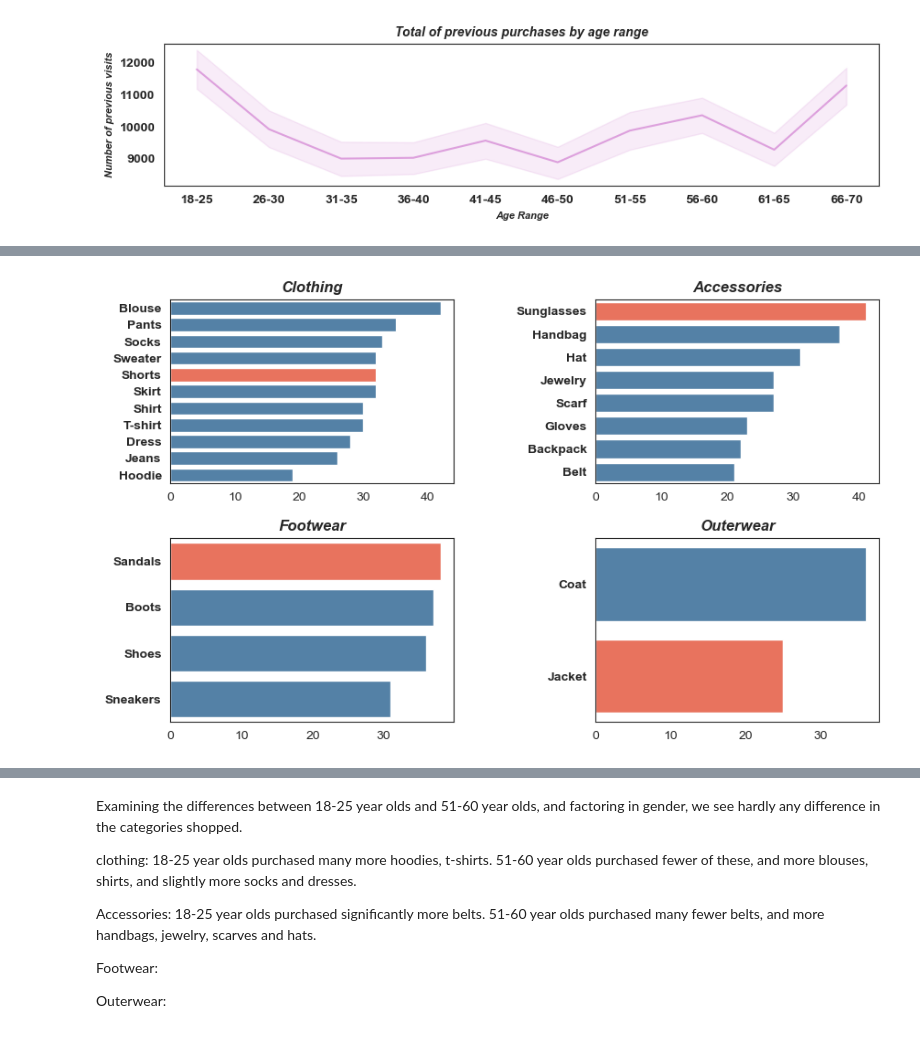
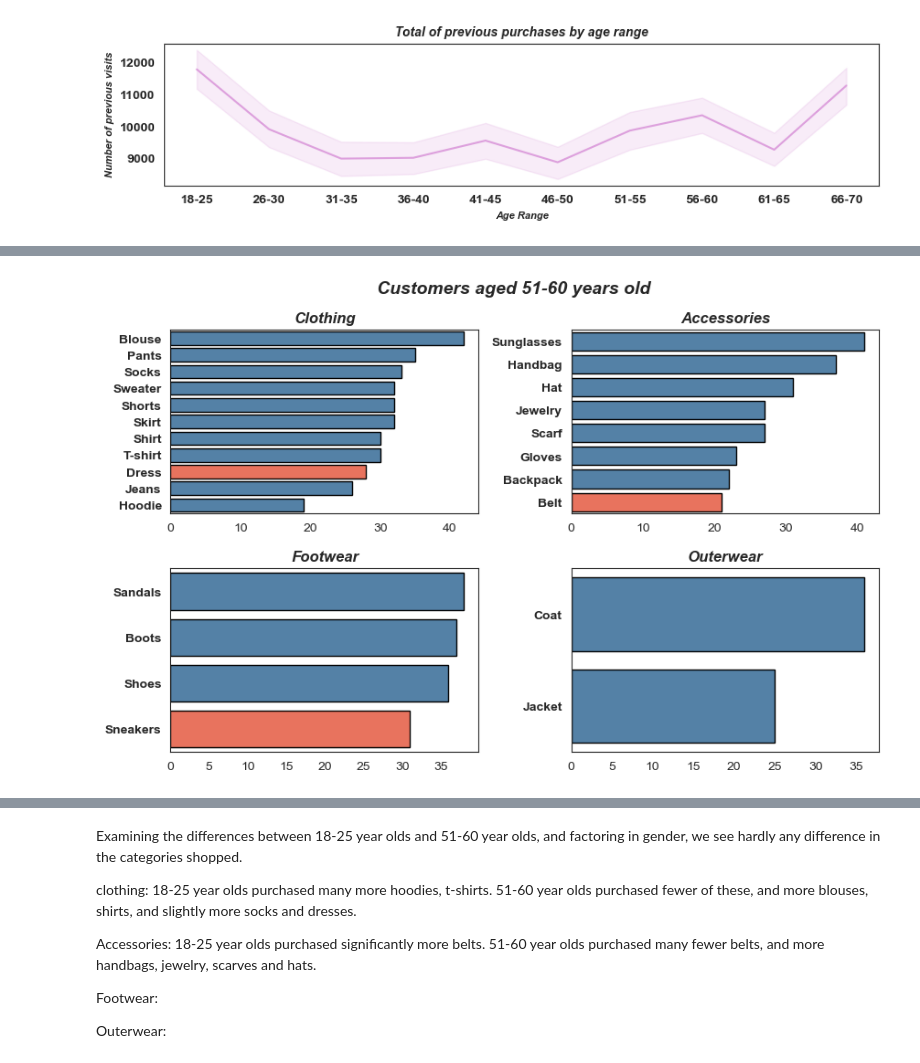
Before and after one commit to molly777yllom/DataDive3_DATA3500, a Jupyter notebook: shopping_trends.ipynb, the cells around one changed output, grey strips where cells are left out. Saved outputs shown, nothing was run; the diff lists cells and outputs as text; code cells hidden in the pictures.

```diff
--- a/shopping_trends.ipynb
+++ b/shopping_trends.ipynb
@@ -316,10 +324,11 @@ category_percentage.columns = ['Category', 'Percentage']
 f, ax = plt.subplots(figsize=(10, 2))  # set up plot and styles
 plt.subplots_adjust(hspace=0.3, wspace=0.5)
 sns.set_style('white')
-sns.barplot(x="Category", y="Percentage", data=category_percentage, color='springgreen', ax=ax)  # create the plot
-ax.set_title('Percentage of total purchases, by category', fontsize=14, weight='bold', style='italic', y=1)  # set overall plot title
-ax.set_xlabel('Category', weight='bold', style='italic', size=12)# set y label
-ax.set_ylabel('Percentage of Purchases', weight='bold', style='italic', size=12)  # set x label
+sns.barplot(x="Category", y="Percentage", data=category_percentage, color='springgreen', edgecolor='black', ax=ax)  # create the plot
+ax.set_title('Most-shopped categories', fontsize=12, weight='bold', style='italic', y=1)  # set overall plot title
+ax.set_xlabel('Category', weight='bold', style='italic', size=10)# set y label
+ax.set_ylabel('Percentage\nof all\npurchases', weight='bold', style='italic', size=10, rotation=0)  # customize the y-axis label
+ax.get_yaxis().set_label_coords(-0.11,0.30)  # Adjust y-axis label position
 ax.set_facecolor('slategray')  # set background color
 for label in ax.get_xticklabels(): label.set_weight('bold')  # customize x-axis tick labels
 for label in ax.get_yticklabels(): label.set_weight('bold')  # customize y-axis tick labels
@@ -338,10 +347,11 @@ item_percentage.columns = ['Item Purchased', 'Percentage']
 f, ax = plt.subplots(figsize=(12, 2))  # set up plot and styles
 plt.subplots_adjust(hspace=0.3, wspace=0.5)
 sns.set_style('white')
-sns.barplot(x="Item Purchased", y="Percentage", data=item_percentage, color='paleturquoise', ax=ax)  # set up the barplot
-ax.set_title('Number of purchases by item, as a percentage', fontsize=14, weight='bold', style='italic', y=1)  # set overall plot title
-ax.set_xlabel('Item Purchased', weight='bold', style='italic', size=12)  # set y label
-ax.set_ylabel('Percentage of Purchases', weight='bold', style='italic', size=12)  # set x label
+sns.barplot(x="Item Purchased", y="Percentage", data=item_percentage, color='springgreen', edgecolor='black', ax=ax)  # set up the barplot
+ax.set_title('Most-purchased items', fontsize=12, weight='bold', style='italic', y=1)  # set overall plot title
+ax.set_xlabel('Item Purchased', weight='bold', style='italic', size=10)  # set y label
+ax.set_ylabel('Percentage\nof all\npurchases', weight='bold', style='italic', size=10, rotation=0)  # customize the y-axis label
+ax.get_yaxis().set_label_coords(-0.09,0.30)  # Adjust y-axis label position
 ax.set_facecolor('slategray')  # set background color
 ax.set_xticklabels(ax.get_xticklabels(), rotation=45, weight='bold')  # customize the x-axis tick labels
 for label in ax.get_yticklabels(): label.set_weight('bold')  # make y-axis tick labels bold
@@ -494,7 +504,7 @@ sns.countplot(x="Category", data=youngest, color='powderblue', edgecolor='black'
 ax.set_title('Most-shopped categories for all customers aged 18-25 years old', fontsize=14, weight='bold', style='italic', y=1)  # set a title
 ax.set_xlabel('Category', weight='bold', style='italic', size=12)  # customize x-axis label
 ax.set_ylabel('Count', weight='bold', style='italic', size=12)  # customize y-axis label
-ax.set_facecolor('slategray')  # set a background color
+ax.set_facecolor('white')  # set a background color
 for label in ax.get_xticklabels(): label.set_weight('bold')  # customize x-axis tick labels
 for label in ax.get_yticklabels(): label.set_weight('bold')  # customize y-axis tick labels
 plt.show()  # show the plot
@@ -613,48 +622,44 @@ second_highest_range_accessories = second_highest_range.query("Category == 'Acce
 second_highest_range_footwear = second_highest_range.query("Category == 'Footwear'")
 second_highest_range_outerwear = second_highest_range.query("Category == 'Outerwear'")
 
-second_highest_range_clothing_order = second_highest_range_clothing['Item Purchased'].value_counts().index  # create order parameter for each category
-second_highest_range_accessories_order = second_highest_range_accessories['Item Purchased'].value_counts().index
-second_highest_range_footwear_order = second_highest_range_footwear['Item Purchased'].value_counts().index
-second_highest_range_outerwear_order = second_highest_range_outerwear['Item Purchased'].value_counts().index
-
 f, ax = plt.subplots(2, 2, figsize=(10, 6))  # set up figure and styles
-plt.subplots_adjust(hspace=0.3, wspace=0.5)
+plt.subplots_adjust(hspace=0.3, wspace=0.3)
 sns.set_style('white')
-sns.countplot(y="Item Purchased", data=second_highest_range_clothing, palette=second_highest_range_colors, order=second_highest_range_clothing_order, ax=ax[0,0])  # set up the countplot for clothing
+sns.countplot(y="Item Purchased", data=second_highest_range_clothing, palette=second_highest_range_colors, edgecolor='black', order=second_highest_range_clothing_items, ax=ax[0,0])  # set up the countplot for clothing
 ax[0,0].set_title('Clothing', fontsize=12, weight='bold', style='italic', y=1)  # set up the clothing plot's title
 ax[0,0].set_xlabel('', weight='bold', style='italic', size=12)  # customize the clothing plot's x-axis label
 ax[0,0].set_ylabel('', weight='bold', style='italic', size=12)  # customize the clothing plot's y-axis label
 ax[0,0].set_facecolor('white')  # clothing plot's background color
 #for label in ax[0,0].get_xticklabels(): label.set_weight('bold')  # set up the clothing plot's x-axis tick labels
 for label in ax[0,0].get_yticklabels(): label.set_weight('bold')  # set up the clothing plot's y-axis tick labels
 
-sns.countplot(y="Item Purchased", data=second_highest_range_accessories, palette=second_highest_range_colors_accessories, order=second_highest_range_accessories_order, ax=ax[0,1])  # set up the countplot for accessories
+sns.countplot(y="Item Purchased", data=second_highest_range_accessories, palette=second_highest_range_colors_accessories, edgecolor='black', order=second_highest_range_accessories_items, ax=ax[0,1])  # set up the countplot for accessories
 ax[0,1].set_title('Accessories', fontsize=12, weight='bold', style='italic', y=1)  # set up the accessories' plot's title
 ax[0,1].set_xlabel('', weight='bold', style='italic', size=12)  # customize the accessories' plot's x-axis label
 ax[0,1].set_ylabel('', weight='bold', style='italic', size=12)  # customize the accessories' plot's y-axis label
 ax[0,1].set_facecolor('white')  # accessories plot's background color
 #for label in ax[0,1].get_xticklabels(): label.set_weight('bold')  # set up the clothing plot's x-axis tick labels
 for label in ax[0,1].get_yticklabels(): label.set_weight('bold')  # set up the clothing plot's x-axis tick labels
 
-sns.countplot(y="Item Purchased", data=second_highest_range_footwear, palette=second_highest_range_colors_footwear, order=second_highest_range_footwear_order, ax=ax[1,0])  # set up the countplot for footwear
+sns.countplot(y="Item Purchased", data=second_highest_range_footwear, palette=second_highest_range_colors_footwear, edgecolor='black', order=second_highest_range_footwear_items, ax=ax[1,0])  # set up the countplot for footwear
 ax[1,0].set_title('Footwear', fontsize=12, weight='bold', style='italic', y=1)  # set up the footwear plot's title
 ax[1,0].set_xlabel('', weight='bold', style='italic', size=12)  # customize the footwear plot's x-axis label
 ax[1,0].set_ylabel('', weight='bold', style='italic', size=12)  # customize the footwear plot's y-axis label
 ax[1,0].set_facecolor('white')  # footwear plot's background color
 #for label in ax[1,0].get_xticklabels(): label.set_weight('bold')  # set up the clothing plot's x-axis tick labels
 for label in ax[1,0].get_yticklabels(): label.set_weight('bold')  # set up the clothing plot's x-axis tick labels
 
-sns.countplot(y="Item Purchased", data=second_highest_range_outerwear, palette=second_highest_range_colors_outerwear,  order=second_highest_range_outerwear_order, ax=ax[1,1])  # set up the countplot for outerwear
+sns.countplot(y="Item Purchased", data=second_highest_range_outerwear, palette=second_highest_range_colors_outerwear, edgecolor='black',  order=second_highest_range_outerwear_items, ax=ax[1,1])  # set up the countplot for outerwear
 ax[1,1].set_title('Outerwear', fontsize=12, weight='bold', style='italic', y=1)  # set up the outerwear plot's title
 ax[1,1].set_xlabel('', weight='bold', style='italic', size=12)  # customize the outerwear plot's x-axis label
 ax[1,1].set_ylabel('', weight='bold', style='italic', size=12)  # customize the outerwear plot's y-axis label
 ax[1,1].set_facecolor('white')  # outerwear plot's background color
 #for label in ax[1,1].get_xticklabels(): label.set_weight('bold')  # set up the clothing plot's x-axis tick labels
 for label in ax[1,1].get_yticklabels(): label.set_weight('bold')  # set up the clothing plot's x-axis tick labels
+plt.gcf().suptitle('Customers aged 51-60 years old', fontsize=14, y=0.97, weight='bold', style='italic')  # set a main title using suptitle
 plt.show()  # show the plot
 # %% [output]
-[figure, old version]
+[figure, new version]
 # %%
 # Plot: Most-shopped items within each category, for customers aged 18-25 years old
 
```
Also changed, not shown: parts of 22 cells of this notebook, 1 other file.
